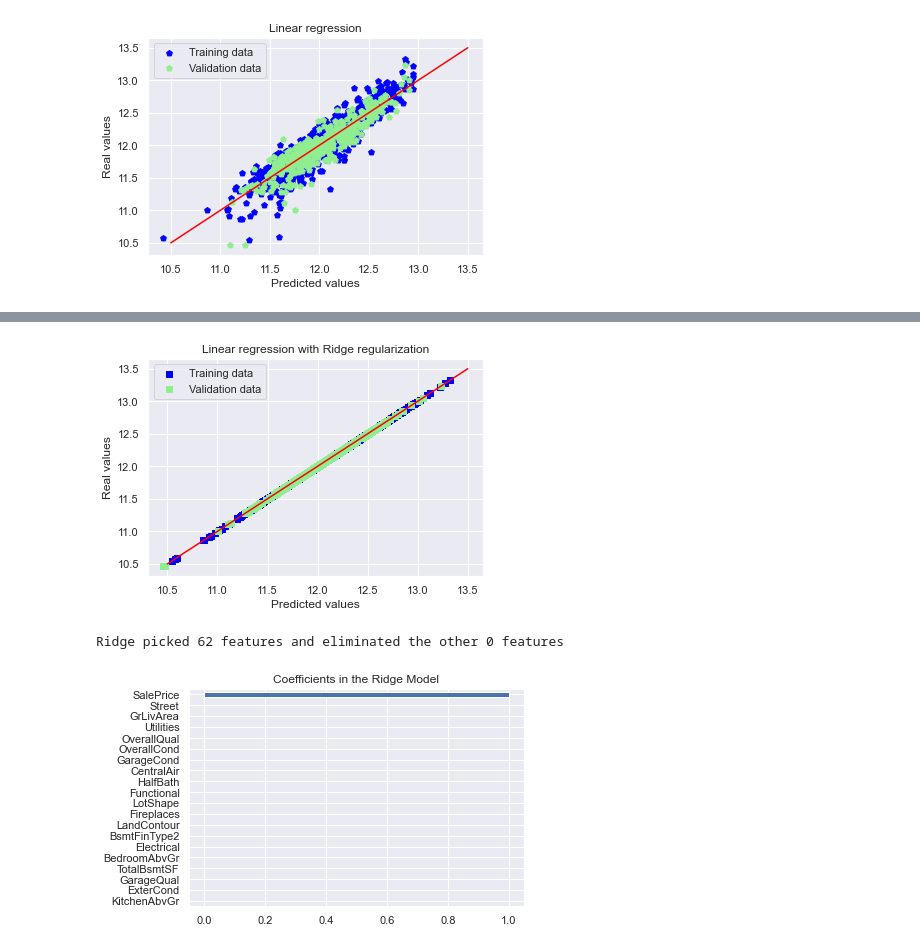
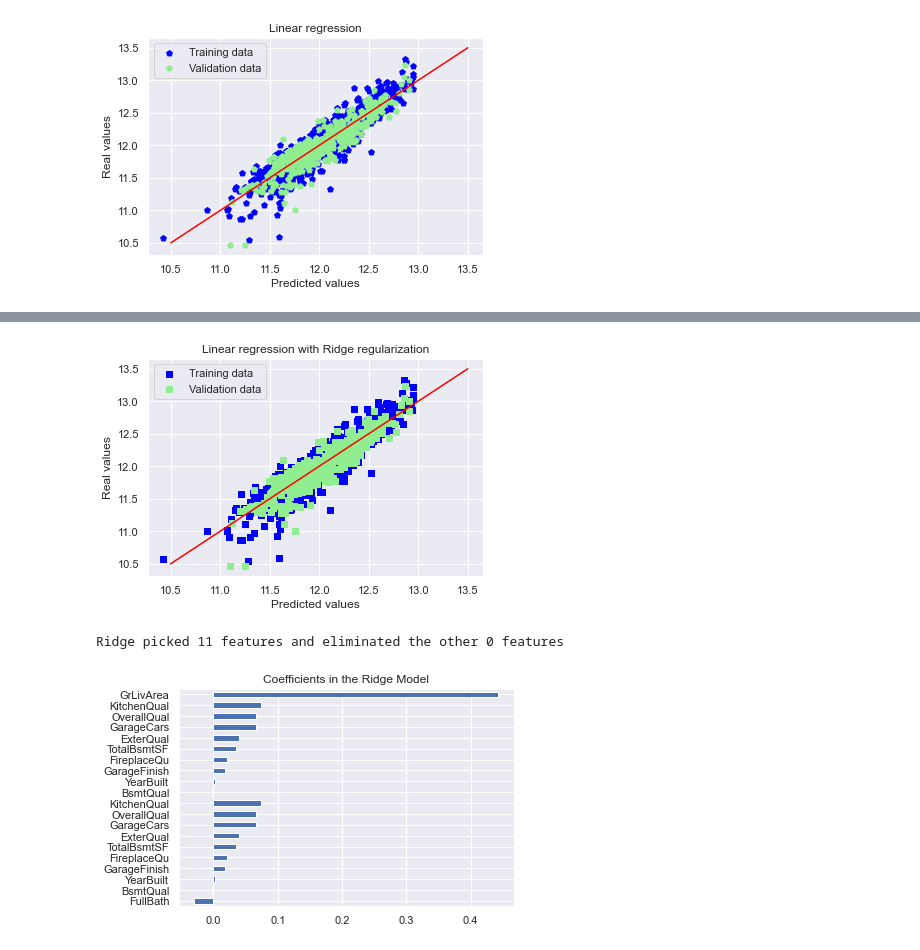
Before and after one commit to salvatore-drago/progettoBIGDATA-HousePrices, a Jupyter notebook: main.ipynb, the cells around one changed output, grey strips where cells are left out. Saved outputs shown, nothing was run; the diff lists cells and outputs as text; code cells hidden in the pictures.

```diff
--- a/main.ipynb
+++ b/main.ipynb
@@ -612,11 +612,14 @@ from sklearn.metrics import mean_squared_error, make_scorer
 # %%
 y= X1.SalePrice
 X_train, X_val, y_train, y_val = train_test_split(X1[feature_columns], y, test_size = 0.3, random_state = 0)
+#X_train, X_val, y_train, y_val = train_test_split(X1, y, test_size = 0.3, random_state = 0)
+X_train_rdg, X_val_rdg, y_train_rdg, y_val_rdg = train_test_split(X1, y, test_size = 0.3, random_state = 0)
 
 print("X_train : " + str(X_train.shape))
 print("X_val : " + str(X_val.shape))
 print("y_train : " + str(y_train.shape))
 print("y_val: " + str(y_val.shape))
+X_val
 # %% [output]
 X_train : (1009, 11)
 X_val : (433, 11)
@@ -667,12 +691,12 @@ plt.show()
 [figure]
 # %%
 # Ridge
-number_cat = X1.columns.difference(columns_categorical)
+#number_cat = X1.columns.difference(columns_categorical)
 
-X_number = X1[number_cat].fillna(X1[number_cat].median())
-X_number.info()
+#X_number = X1[number_cat].fillna(X1[number_cat].median())
+#X_number.info()
 
-X_train_rdg, X_val_rdg, y_train_rdg, y_val_rdg = train_test_split(X_number, y, test_size = 0.3, random_state = 0)
+#X_train_rdg, X_val_rdg, y_train_rdg, y_val_rdg = train_test_split(X_number, y, test_size = 0.3, random_state = 0)
 
 ridge = RidgeCV(alphas = [0.01, 0.03, 0.06, 0.1, 0.3, 0.6, 1, 3, 6, 10, 30, 60])
 ridge.fit(X_train_rdg, y_train_rdg)
@@ -689,7 +713,7 @@ alpha = ridge.alpha_
 print("Best alpha :", alpha)
 
 print("Ridge RMSE on Training set :", rmse_cv_train(ridge))
-print("Ridge RMSE on Test set :", rmse_cv_test(ridge))
-y_train_rdg = ridge.predict(X_train_rdg)
-y_test_rdg = ridge.predict(X_val_rdg)
+print("Ridge RMSE on Test set :", rmse_cv_val(ridge))
+y_train_rdg_pred = ridge.predict(X_train)
+y_val_rdg_pred = ridge.predict(X_val)
 # %% [output]
@@ -713,18 +721,18 @@ Ridge RMSE on Test set : 0.1531966103737164
 # %%
 # Plot predictions
 plt.scatter(y_train_rdg, y_train, c = "blue", marker = "s", label = "Training data")
-plt.scatter(y_test_rdg, y_val, c = "lightgreen", marker = "s", label = "Validation data")
+plt.scatter(y_val_rdg, y_val, c = "lightgreen", marker = "s", label = "Validation data")
 plt.title("Linear regression with Ridge regularization")
 plt.xlabel("Predicted values")
 plt.ylabel("Real values")
 plt.legend(loc = "upper left")
 plt.plot([10.5, 13.5], [10.5, 13.5], c = "red")
 plt.show()
 # %% [output]
-[figure, old version]
+[figure, new version]
 # %%
 # Plot important coefficients
-coefs = pd.Series(ridge.coef_, index = X_train_rdg.columns)
+coefs = pd.Series(ridge.coef_, index = X_train.columns)
 print("Ridge picked " + str(sum(coefs != 0)) + " features and eliminated the other " +  \
       str(sum(coefs == 0)) + " features")
 imp_coefs = pd.concat([coefs.sort_values().head(10),
@@ -733,5 +741,5 @@ imp_coefs.plot(kind = "barh")
 plt.title("Coefficients in the Ridge Model")
 plt.show()
 # %% [output]
-Ridge picked 62 features and eliminated the other 0 features
+Ridge picked 11 features and eliminated the other 0 features
-[figure, old version]
+[figure, new version]
```
Also changed, not shown: parts of 9 cells of this notebook.
